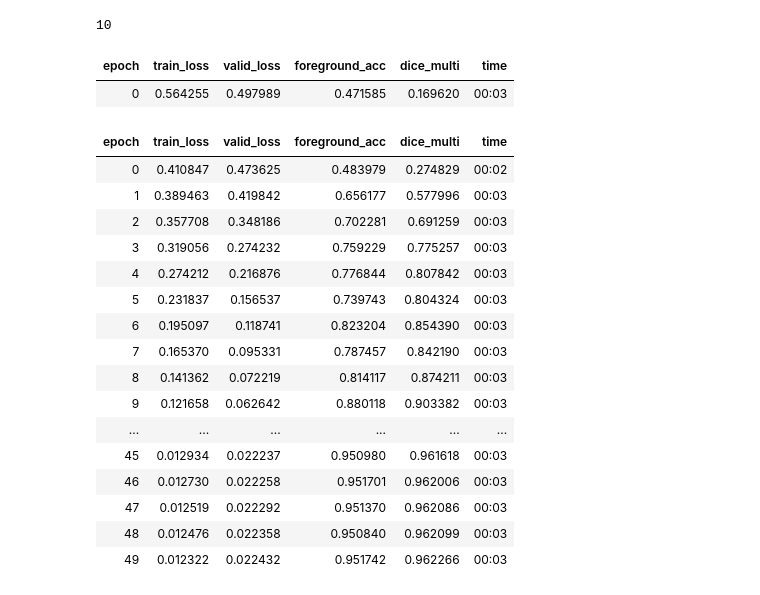
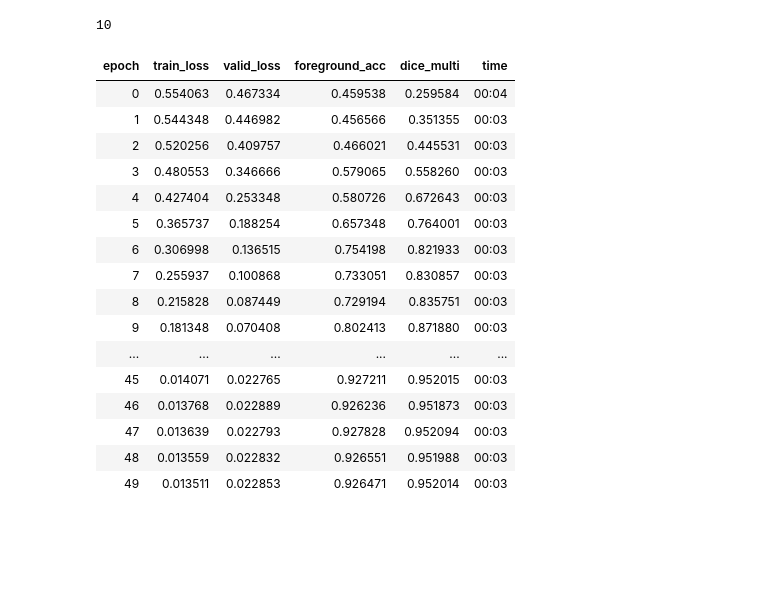
Before and after one commit to bilalcodehub/fetalai, a Jupyter notebook: 01_baseline_model.ipynb, the cells around one changed output. Drawn from its saved outputs; the diff is of its cells as text; code cells hidden in the pictures; blank space fills up the shorter version.

```diff
--- a/01_baseline_model.ipynb
+++ b/01_baseline_model.ipynb
@@ -98,25 +98,23 @@ def criterion(y_pred, y_true):
 # %%
 learn = Learner(dls, model, loss_func=FocalLossFlat(axis=1), metrics=[foreground_acc, DiceMulti(axis=1)],opt_func=ranger).to_fp16()
 # %%
-learn.fine_tune(50)  # Fine-tune for 10 epochs (adjust as needed)
+learn.fit_one_cycle(50, 1e-3)
 # %% [output]
 | epoch | train_loss | valid_loss | foreground_acc | dice_multi | time |
-| 0 | 0.564255 | 0.497989 | 0.471585 | 0.169620 | 00:03 |
+| 0 | 0.554063 | 0.467334 | 0.459538 | 0.259584 | 00:04 |
+| 1 | 0.544348 | 0.446982 | 0.456566 | 0.351355 | 00:03 |
+| 2 | 0.520256 | 0.409757 | 0.466021 | 0.445531 | 00:03 |
+| 3 | 0.480553 | 0.346666 | 0.579065 | 0.558260 | 00:03 |
+| 4 | 0.427404 | 0.253348 | 0.580726 | 0.672643 | 00:03 |
+| 5 | 0.365737 | 0.188254 | 0.657348 | 0.764001 | 00:03 |
+| 6 | 0.306998 | 0.136515 | 0.754198 | 0.821933 | 00:03 |
+| 7 | 0.255937 | 0.100868 | 0.733051 | 0.830857 | 00:03 |
+| 8 | 0.215828 | 0.087449 | 0.729194 | 0.835751 | 00:03 |
+| 9 | 0.181348 | 0.070408 | 0.802413 | 0.871880 | 00:03 |
+| ... | ... | ... | ... | ... | ... |
+| 45 | 0.014071 | 0.022765 | 0.927211 | 0.952015 | 00:03 |
+| 46 | 0.013768 | 0.022889 | 0.926236 | 0.951873 | 00:03 |
+| 47 | 0.013639 | 0.022793 | 0.927828 | 0.952094 | 00:03 |
+| 48 | 0.013559 | 0.022832 | 0.926551 | 0.951988 | 00:03 |
+| 49 | 0.013511 | 0.022853 | 0.926471 | 0.952014 | 00:03 |
-| epoch | train_loss | valid_loss | foreground_acc | dice_multi | time |
-| 0 | 0.410847 | 0.473625 | 0.483979 | 0.274829 | 00:02 |
-| 1 | 0.389463 | 0.419842 | 0.656177 | 0.577996 | 00:03 |
-| 2 | 0.357708 | 0.348186 | 0.702281 | 0.691259 | 00:03 |
-| 3 | 0.319056 | 0.274232 | 0.759229 | 0.775257 | 00:03 |
-| 4 | 0.274212 | 0.216876 | 0.776844 | 0.807842 | 00:03 |
-| 5 | 0.231837 | 0.156537 | 0.739743 | 0.804324 | 00:03 |
-| 6 | 0.195097 | 0.118741 | 0.823204 | 0.854390 | 00:03 |
-| 7 | 0.165370 | 0.095331 | 0.787457 | 0.842190 | 00:03 |
-| 8 | 0.141362 | 0.072219 | 0.814117 | 0.874211 | 00:03 |
-| 9 | 0.121658 | 0.062642 | 0.880118 | 0.903382 | 00:03 |
-| ... | ... | ... | ... | ... | ... |
-| 45 | 0.012934 | 0.022237 | 0.950980 | 0.961618 | 00:03 |
-| 46 | 0.012730 | 0.022258 | 0.951701 | 0.962006 | 00:03 |
-| 47 | 0.012519 | 0.022292 | 0.951370 | 0.962086 | 00:03 |
-| 48 | 0.012476 | 0.022358 | 0.950840 | 0.962099 | 00:03 |
-| 49 | 0.012322 | 0.022432 | 0.951742 | 0.962266 | 00:03 |
 # %%
```
Also changed, not shown: parts of 6 cells of this notebook.
